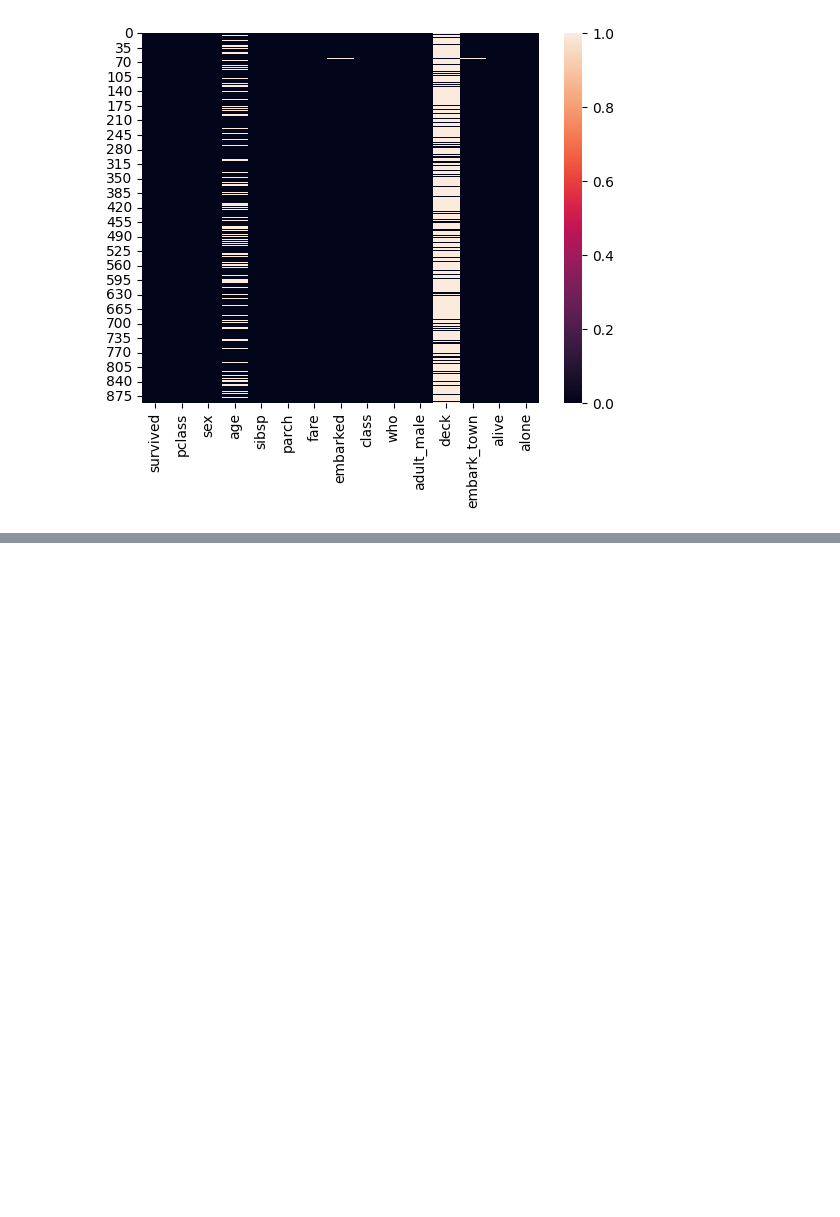
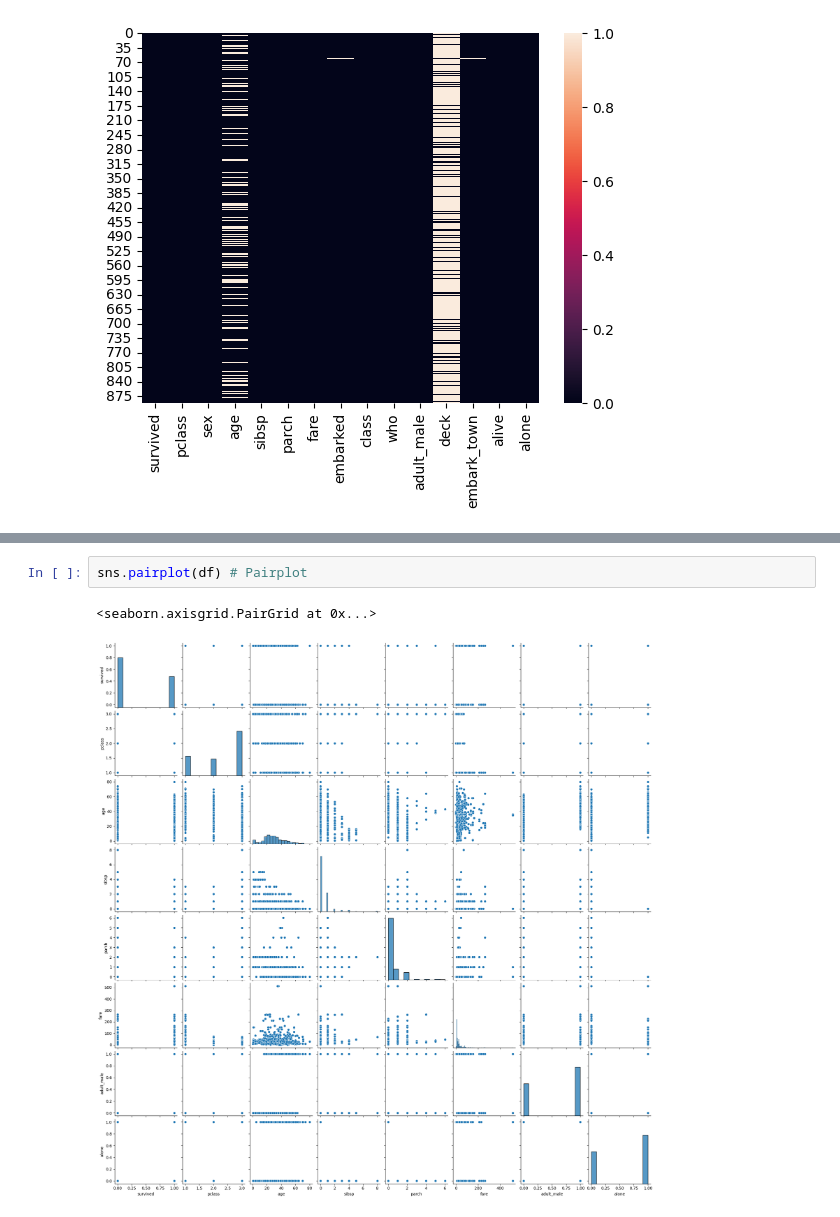
Before and after one commit to Hummayun-Husnain/AI-and-Data-Science, a Jupyter notebook: Pandas-Tips-and-Tricks/1-Pandas.ipynb, the cells around one changed output, grey strips where cells are left out. Drawn from its saved outputs; the diff is of its cells as text; blank space fills up the shorter version.

```diff
--- a/Pandas-Tips-and-Tricks/1-Pandas.ipynb
+++ b/Pandas-Tips-and-Tricks/1-Pandas.ipynb
@@ -191,0 +320,5 @@ sns.heatmap(df.isnull())
+# %%
+sns.pairplot(df) # Pairplot
+# %% [output]
+<seaborn.axisgrid.PairGrid at 0x...>
+[figure, added]
```
Also changed, not shown: parts of 12 cells of this notebook.
